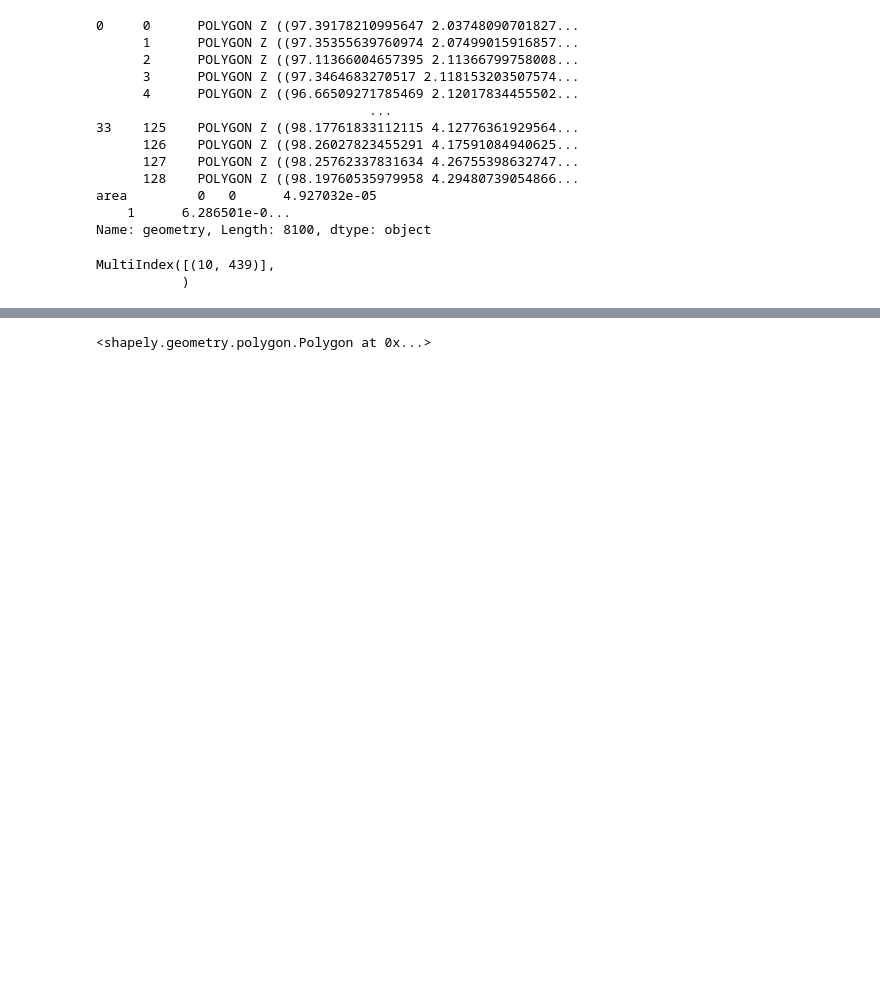
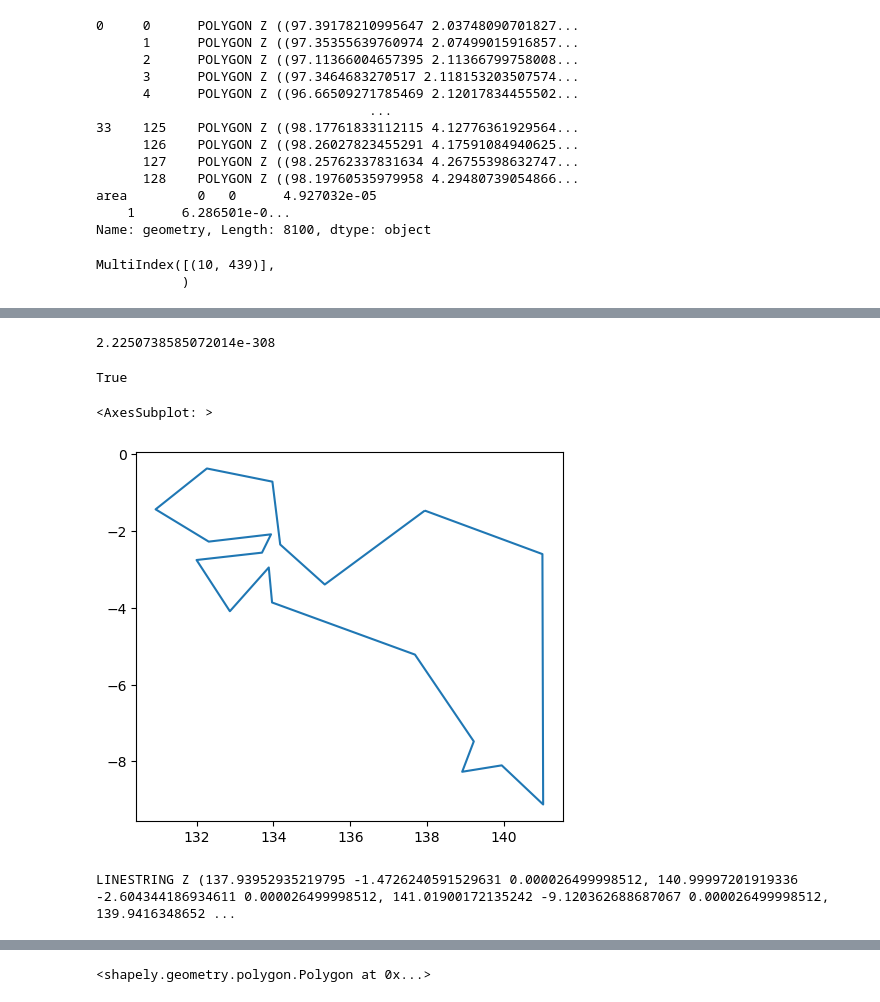
Before and after one commit to jonathanraditya/floodmap, a Jupyter notebook: main.ipynb, the cells around one changed output, grey strips where cells are left out. Saved outputs shown, nothing was run; the diff lists cells and outputs as text; code cells hidden in the pictures; blank space fills up the shorter version.

Commit message:
Creating external boundary for every indonesia major island

```diff
--- a/main.ipynb
+++ b/main.ipynb
@@ -371,3 +374,6 @@ exploded.iloc[[1000]].index
 # %% [output]
 MultiIndex([(10, 439)],
            )
+# %%
+for i in exploded.xs(0, level=1, axis=0).index:
+    print(i)
@@ -377,0 +418,42 @@ exploded.index[0]
+# %%
+sys.float_info.min
+# %% [output]
+2.2250738585072014e-308
+# %%
+0.0000000000000000001 > sys.float_info.min
+# %% [output]
+True
+# %%
+constituents = exploded.xs(0, level=1, axis=0).index
+results = {i:[0,0,sys.float_info.min] for i in constituents}
+for i, mi in enumerate(tqdm(exploded.index)):
+    area = exploded[mi[0]][mi[1]].area
+    if area > results[mi[0]][2]:
+        results[mi[0]][0] = mi[0]
+        results[mi[0]][1] = mi[1]
+        results[mi[0]][2] = area
+# %%
+# Merge results by province
+main_islands = {
+    'jawa':[2,4,5,8,9,10],
+    'kalimantan':[11,12,13,14,15],
+    'sumatera':[0,3,7,18,25,31,32,33],
+    'sulawesi':[6,26,27,28,29,30],
+    'papua':[23,24]
+}
+unions = []
+for main_island in main_islands:
+    constituents = []
+    for idx in main_islands[main_island]:
+        constituents.append(exploded[results[idx][0]][results[idx][1]])
+    union = gpd.GeoSeries(unary_union(constituents)).boundary
+    unions.append(union)
+# %%
+unions[4].simplify(0.5).plot()
+# %% [output]
+<AxesSubplot: >
+[figure, added]
+# %%
+print(unions[4].simplify(0.5)[0])
+# %% [output]
+LINESTRING Z (137.93952935219795 -1.4726240591529631 0.000026499998512, 140.99997201919336 -2.604344186934611 0.000026499998512, 141.01900172135242 -9.120362688687067 0.000026499998512, 139.9416348652 ...
```
Also changed, not shown: parts of 8 cells of this notebook.
